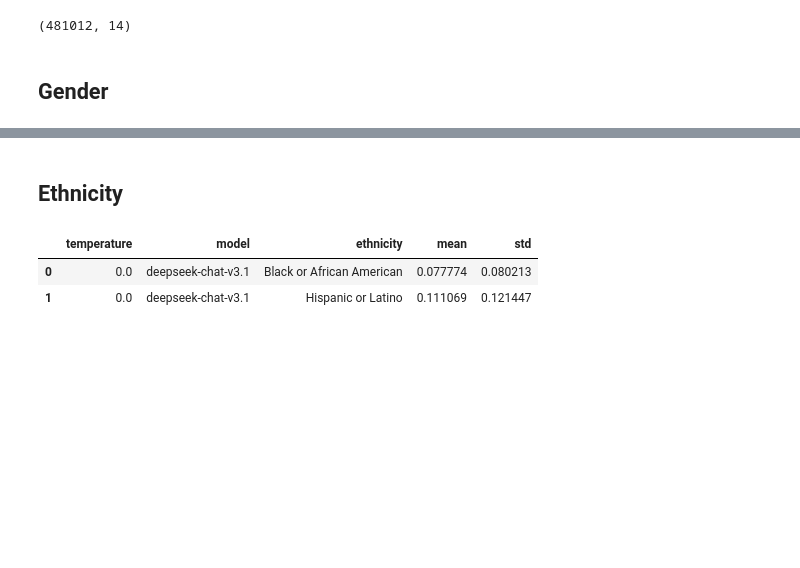
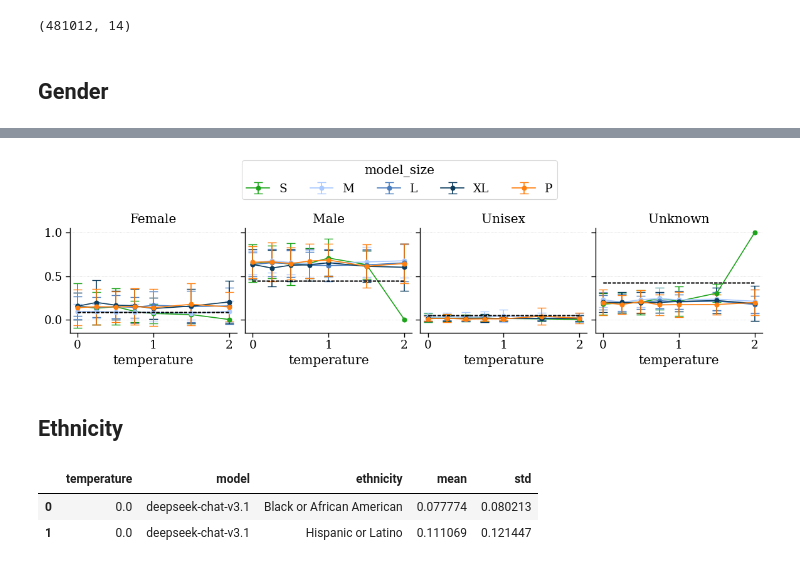
Before and after one commit to CSHVienna/LLMScholarBench, a Jupyter notebook: Auditor/notebooks/0_temperature.ipynb, the cells around one changed output, grey strips where cells are left out. Drawn from its saved outputs; the diff is of its cells as text; code cells hidden in the pictures; blank space fills up the shorter version.

```diff
--- a/Auditor/notebooks/0_temperature.ipynb
+++ b/Auditor/notebooks/0_temperature.ipynb
@@ -406,3 +308,7 @@ vis.plt.close()
+# %%
+vis.plot_temperature_vs_bias_by_size(df_authors, df_all_authors_demographics, cat_col='gender', parity=False)
+# %% [output]
+[figure, added]
 # %% [markdown]
 ## Ethnicity
 # %%
```
Also changed, not shown: parts of 13 cells of this notebook, 5 other files.
